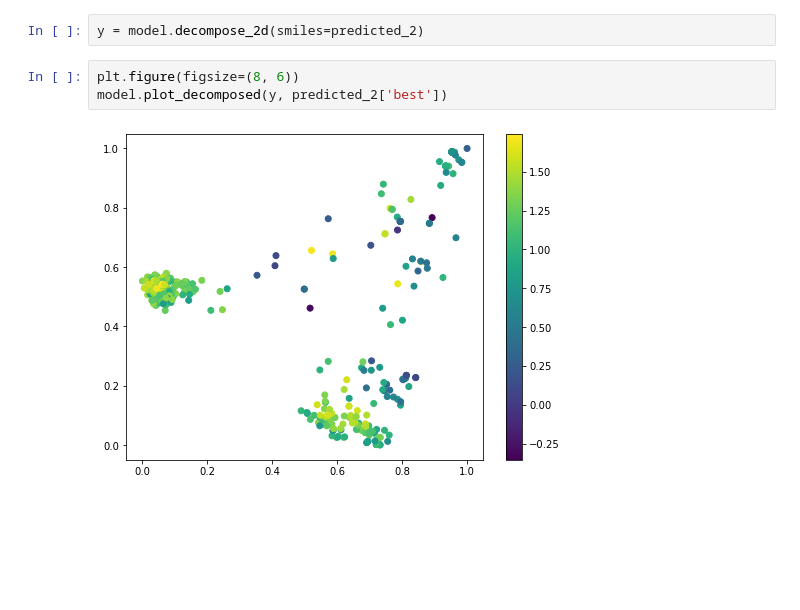
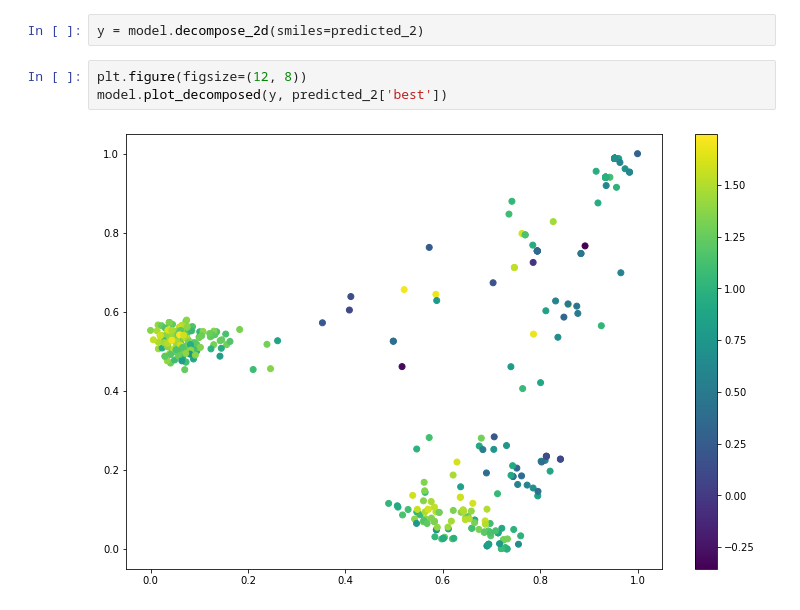
Before and after one commit to suessmann/molecule_synthesizability, a Jupyter notebook: jb_test_molecule_synthesizability.ipynb, the cells around one changed output. Saved outputs shown, nothing was run; the diff lists cells and outputs as text; blank space fills up the shorter version.

```diff
--- a/jb_test_molecule_synthesizability.ipynb
+++ b/jb_test_molecule_synthesizability.ipynb
@@ -158,7 +159,7 @@ model.draw(top_5_predicted)
 # %%
 y = model.decompose_2d(smiles=predicted_2)
 # %%
-plt.figure(figsize=(8, 6))
+plt.figure(figsize=(12, 8))
 model.plot_decomposed(y, predicted_2['best'])
 # %% [output]
-[figure, old version]
+[figure, new version]
```
Also changed, not shown: parts of 10 cells of this notebook, 3 other files.
